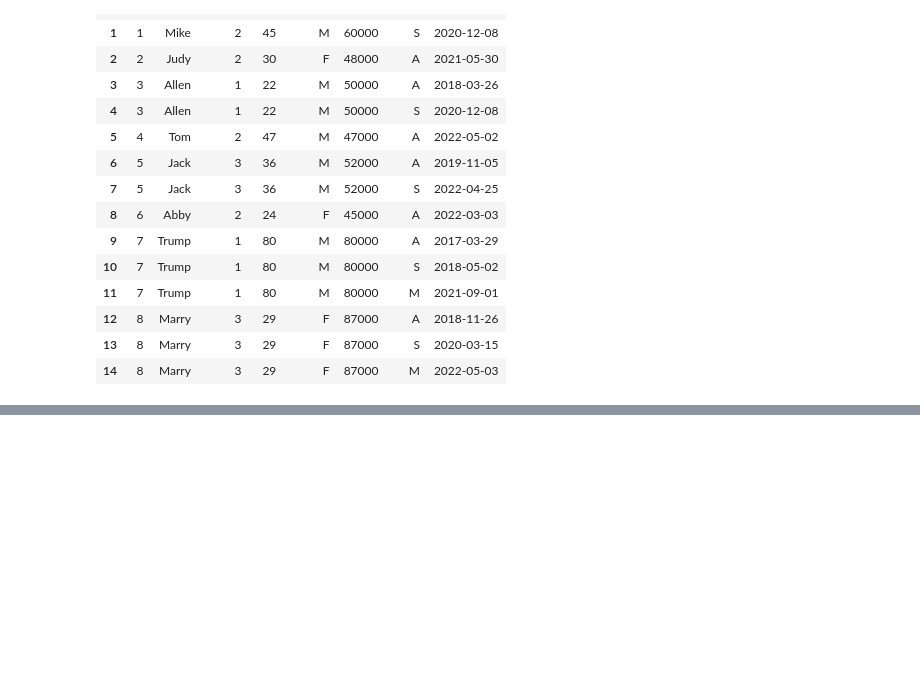
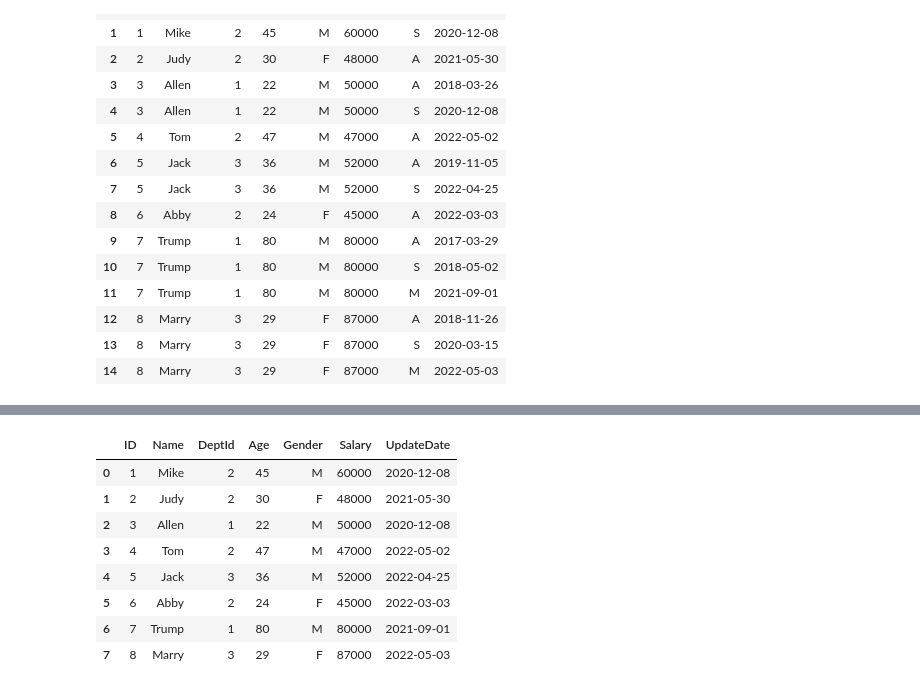
Before and after one commit to uuboyscy/tir102, a Jupyter notebook: data-pipeline/src/pandas_practice/p_pandas_merge_table.ipynb, the cells around one changed output, grey strips where cells are left out. Drawn from its saved outputs; the diff is of its cells as text; code cells hidden in the pictures; blank space fills up the shorter version.

```diff
--- a/data-pipeline/src/pandas_practice/p_pandas_merge_table.ipynb
+++ b/data-pipeline/src/pandas_practice/p_pandas_merge_table.ipynb
@@ -58,0 +108,16 @@ pd.merge(df_staff, df_staff_detail)
+# %%
+file_path_staff_same_col = "/workspaces/tir102/data-pipeline/resource/staff_samecol.csv"
+
+df_staff_same_col = pd.read_csv(file_path_staff_same_col)
+
+df_staff_same_col
+# %% [output]
+|  | ID | Name | DeptId | Age | Gender | Salary | UpdateDate |
+| 0 | 1 | Mike | 2 | 45 | M | 60000 | 2020-12-08 |
+| 1 | 2 | Judy | 2 | 30 | F | 48000 | 2021-05-30 |
+| 2 | 3 | Allen | 1 | 22 | M | 50000 | 2020-12-08 |
+| 3 | 4 | Tom | 2 | 47 | M | 47000 | 2022-05-02 |
+| 4 | 5 | Jack | 3 | 36 | M | 52000 | 2022-04-25 |
+| 5 | 6 | Abby | 2 | 24 | F | 45000 | 2022-03-03 |
+| 6 | 7 | Trump | 1 | 80 | M | 80000 | 2021-09-01 |
+| 7 | 8 | Marry | 3 | 29 | F | 87000 | 2022-05-03 |
```
Also changed, not shown: parts of 4 cells of this notebook.
